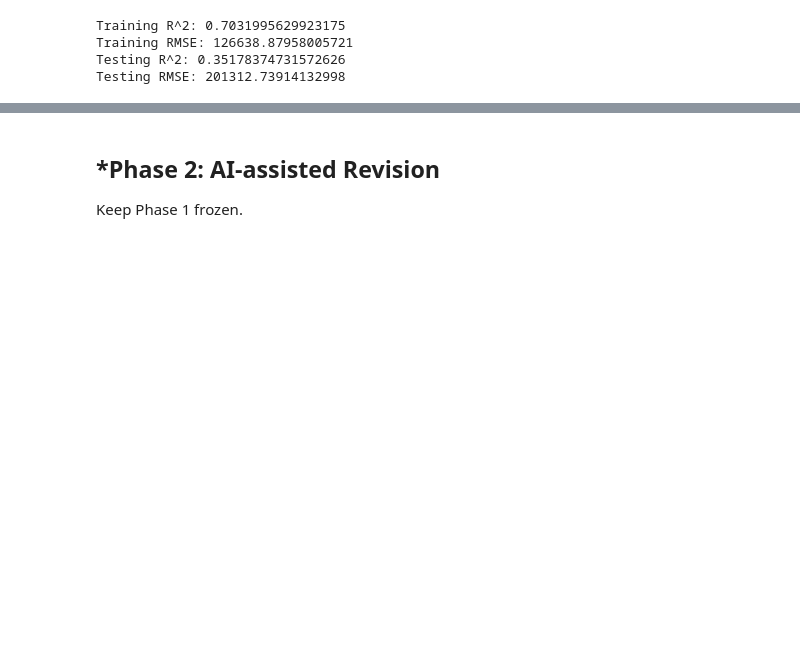
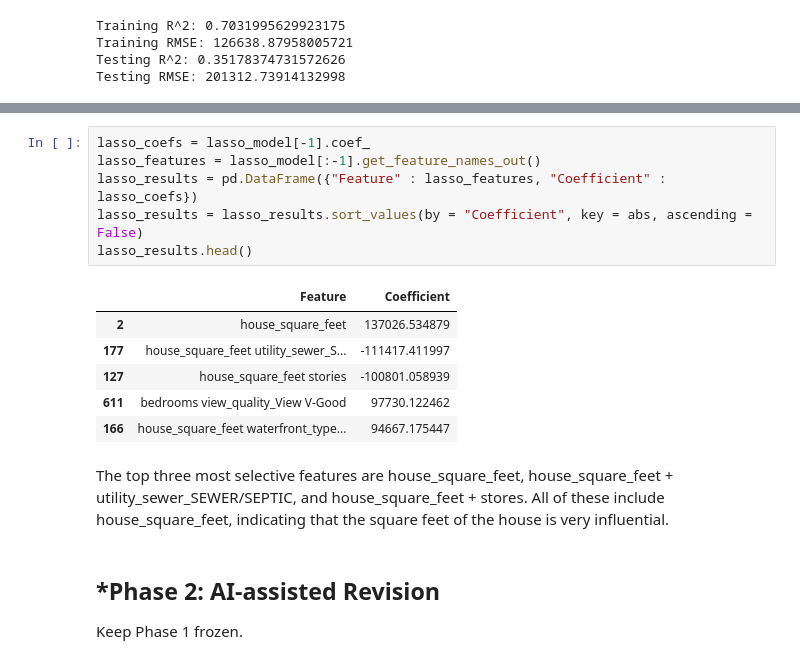
Before and after one commit to micaiahjiarong-beep/L02-hedonic-pricing, a Jupyter notebook: notebook.ipynb, the cells around one changed output, grey strips where cells are left out. Drawn from its saved outputs; the diff is of its cells as text; blank space fills up the shorter version.

```diff
--- a/notebook.ipynb
+++ b/notebook.ipynb
@@ -355,3 +369,18 @@ Testing RMSE: 201312.73914132998
+# %%
+lasso_coefs = lasso_model[-1].coef_
+lasso_features = lasso_model[:-1].get_feature_names_out()
+lasso_results = pd.DataFrame({"Feature" : lasso_features, "Coefficient" : lasso_coefs})
+lasso_results = lasso_results.sort_values(by = "Coefficient", key = abs, ascending = False)
+lasso_results.head()
+# %% [output]
+|  | Feature | Coefficient |
+| 2 | house_square_feet | 137026.534879 |
+| 177 | house_square_feet utility_sewer_S... | -111417.411997 |
+| 127 | house_square_feet stories | -100801.058939 |
+| 611 | bedrooms view_quality_View V-Good | 97730.122462 |
+| 166 | house_square_feet waterfront_type... | 94667.175447 |
+# %% [markdown]
+The top three most selective features are house_square_feet, house_square_feet + utility_sewer_SEWER/SEPTIC, and house_square_feet + stores. All of these include house_square_feet, indicating that the square feet of the house is very influential.
 # %% [markdown]
 ## *Phase 2: AI-assisted Revision
 Keep Phase 1 frozen.
```
Also changed, not shown: parts of 2 cells of this notebook.
